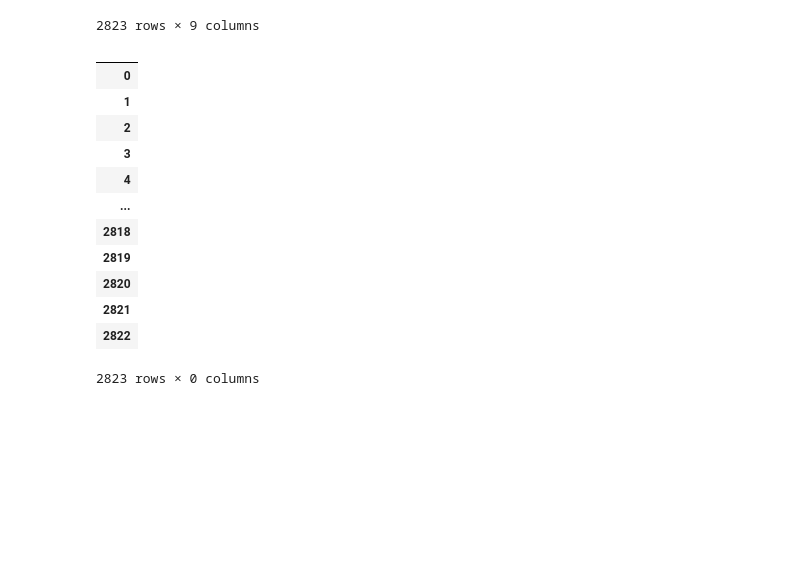
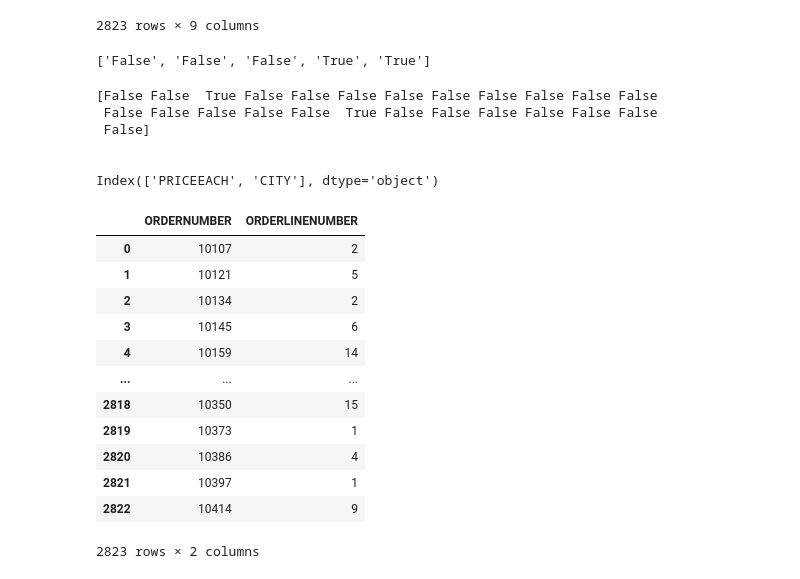
Before and after one commit to andrei-galed/AnalisisDeDatos, a Jupyter notebook: Sesion3/Analisis pandas.ipynb, the cells around one changed output. Saved outputs shown, nothing was run; the diff lists cells and outputs as text; code cells hidden in the pictures; blank space fills up the shorter version.

```diff
--- a/Sesion3/Analisis pandas.ipynb
+++ b/Sesion3/Analisis pandas.ipynb
@@ -90,21 +134,59 @@ df_sales.select_dtypes(include=['float','int64'])
 | 2821 | 10397 | 34 | 62.24 | 1 | 2116.16 | 1 | 3 | 2005 | ... |
 | 2822 | 10414 | 47 | 65.52 | 9 | 3079.44 | 2 | 5 | 2005 | ... |
 2823 rows × 9 columns
+# %%
+#Mascaras booleanas : [true, False, True, True]
+#Seleccionar columnas segun o basada en una lista booleana(MB)
+lista = [10 , 20, 30, 40, 50]
+
+mascara = []
+for val in lista:
+    if val > 30:
+        x = 'True'
+        mascara.append(x)
+    else:
+        x = 'False'
+        mascara.append(x)
+
+print(mascara)
+#mascara = [False, False, False, True, True]
+# %% [output]
+['False', 'False', 'False', 'True', 'True']
+# %%
+#Compilo o imprimo las columnas
+df_sales.columns
+
+#crear una masacara por las columnas
+booleanmask = df_sales.columns.isin(['PRICEEACH','CAMPOSD','CITY'])
+print(' \n ')
+
+print(booleanmask)
+
+print('\n')
+selectcols = df_sales.columns[booleanmask]
+print(selectcols)
+# %% [output]
+[False False  True False False False False False False False False False
+ False False False False False  True False False False False False False
+ False]
+
+
+Index(['PRICEEACH', 'CITY'], dtype='object')
 # %%
-#Filtramos por nombres qu3e contega palabras especifico
-df_sales.filter(like='number')
+#Filtramos por nombres que contega palabras especifico
+df_sales.filter(like='NUMBER')
 # %% [output]
-|  |
-| 0 |
-| 1 |
-| 2 |
-| 3 |
-| 4 |
-| ... |
-| 2818 |
-| 2819 |
-| 2820 |
-| 2821 |
-| 2822 |
+|  | ORDERNUMBER | ORDERLINENUMBER |
+| 0 | 10107 | 2 |
+| 1 | 10121 | 5 |
+| 2 | 10134 | 2 |
+| 3 | 10145 | 6 |
+| 4 | 10159 | 14 |
+| ... | ... | ... |
+| 2818 | 10350 | 15 |
+| 2819 | 10373 | 1 |
+| 2820 | 10386 | 4 |
+| 2821 | 10397 | 1 |
+| 2822 | 10414 | 9 |
-2823 rows × 0 columns
+2823 rows × 2 columns
 # %%
```
Also changed, not shown: parts of 8 cells of this notebook.
